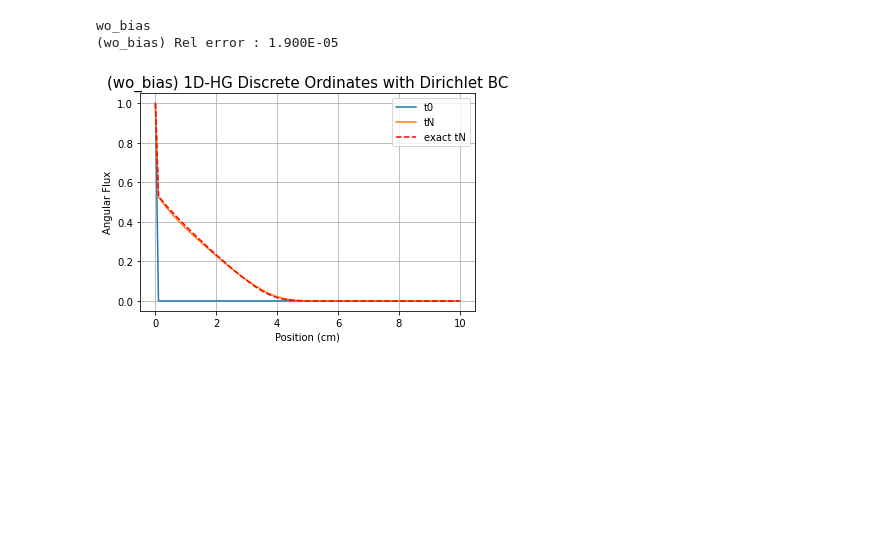
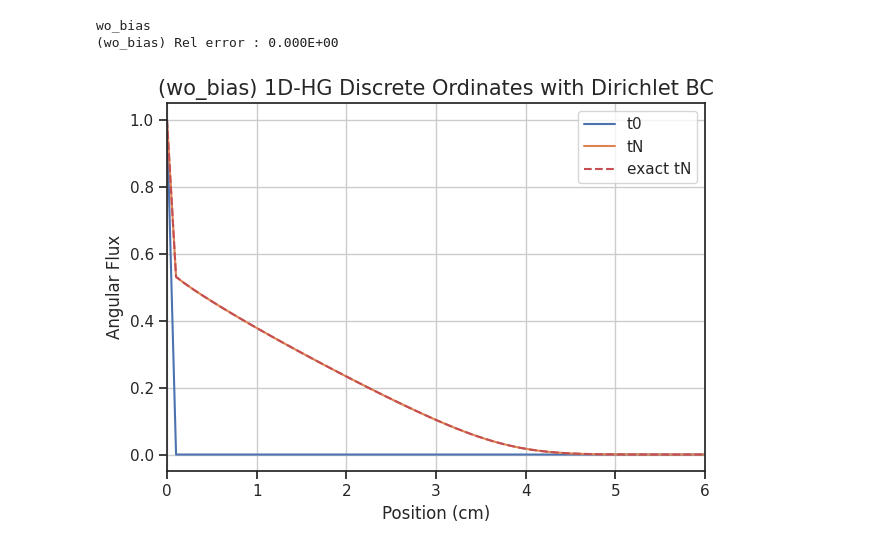
Before and after one commit to ScSteffen/CollisionOperatorLearning, a Jupyter notebook: simulation_study_HG.ipynb, the cells around one changed output. Cells and saved outputs as stored; diff of their text form; code cells hidden in the pictures; blank space fills up the shorter version.

```diff
--- a/simulation_study_HG.ipynb
+++ b/simulation_study_HG.ipynb
@@ -155,6 +155,10 @@ f_tN = run_classic_simulation(f_init, n_x, n_q, n_t, dt, dx, sigma_s, sigma_t, s
 # %%
 f_res_tn = w_q @ f_tN / 2.
 f_res_t0 = w_q @ f_init / 2.
+import seaborn as sns
+
+sns.set_theme()
+sns.set_style("ticks")
 # Plot the angular flux for one angle (e.g., the first angle)
 plt.plot(np.linspace(0, L, n_x), f_res_t0)
 plt.plot(np.linspace(0, L, n_x), f_res_tn)
@@ -163,7 +167,8 @@ plt.ylabel('Angular Flux')
 plt.title('(Numerical) 1D-HG Discrete Ordinates with Dirichlet BC', size=15)
 plt.legend(['t0', 'tN'])
 plt.grid(True)
-#plt.savefig("numerical.png")
+plt.tight_layout()
+plt.savefig("numerical.png")
 
 exact_f_res_t0=f_res_t0
 exact_f_res_tn=f_res_tn
@@ -172,25 +177,31 @@ exact_f_res_tn=f_res_tn
 # %%
 model_idx=0
 print(names[model_idx])
-f_tN = run_simulation(f_init, n_x, n_q, n_t, dt, dx, sigma_s, sigma_t, source, omega, models[model_idx], grid, w_q, True)
+f_tN0 = run_simulation(f_init, n_x, n_q, n_t, dt, dx, sigma_s, sigma_t, source, omega, models[model_idx], grid, w_q, True)
+
+sns.set_theme()
+sns.set_style("ticks")
 
 f_res_tn = w_q @ f_tN / 2.
 f_res_t0 = w_q @ f_init / 2.
 # Plot the angular flux for one angle (e.g., the first angle)
 plt.plot(np.linspace(0, L, n_x), f_res_t0)
 plt.plot(np.linspace(0, L, n_x), f_res_tn)
 plt.plot(np.linspace(0, L, n_x), exact_f_res_tn, c='r', linestyle="--")
 plt.xlabel('Position (cm)')
 plt.ylabel('Angular Flux')
 plt.title('({}) 1D-HG Discrete Ordinates with Dirichlet BC'.format(names[model_idx]), size=15)
 plt.legend(['t0', 'tN','exact tN'])
 plt.grid(True)
+plt.xlim([0,6])
+plt.tight_layout()
+
 #plt.savefig("wo_bias.png")
 print("({}) Rel error : {:.3E}".format(names[model_idx],np.mean((f_res_tn-exact_f_res_tn)**2)))
 # %% [output]
 wo_bias
-(wo_bias) Rel error : 1.900E-05
+(wo_bias) Rel error : 0.000E+00
-[figure, old version]
+[figure, new version]
 # %%
 model_idx=1
 print(names[model_idx])
```
Also changed, not shown: parts of 8 cells of this notebook, 2 other files.
